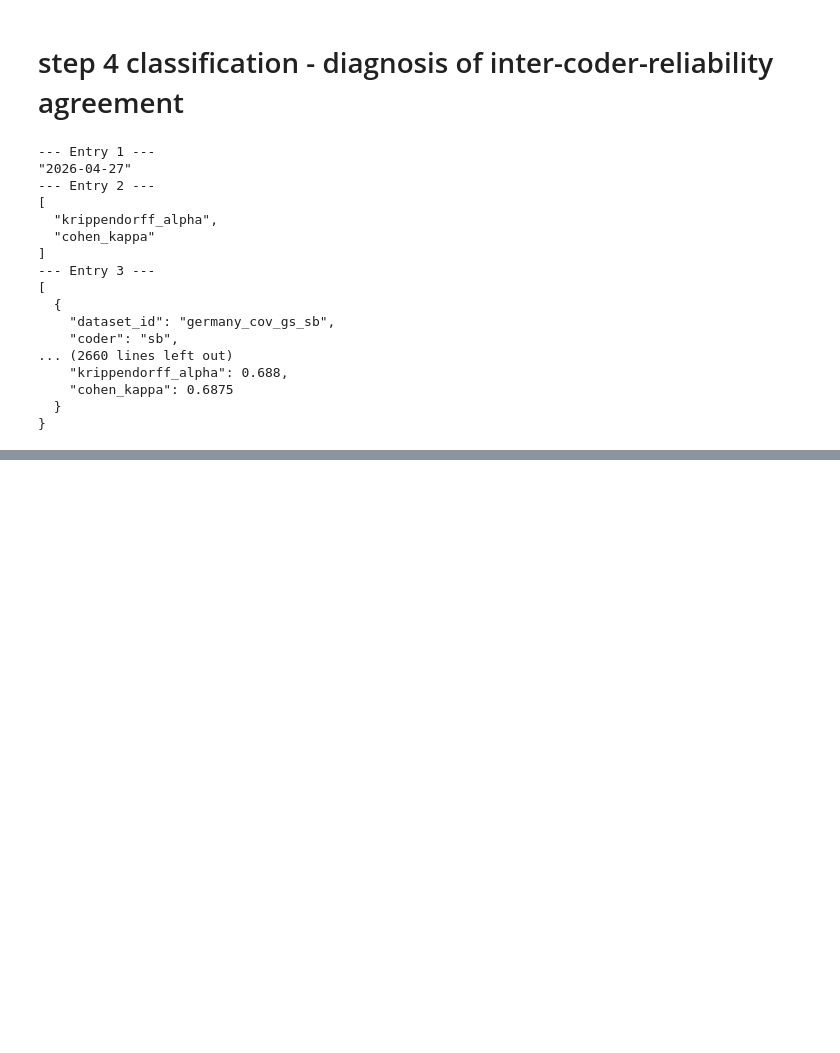
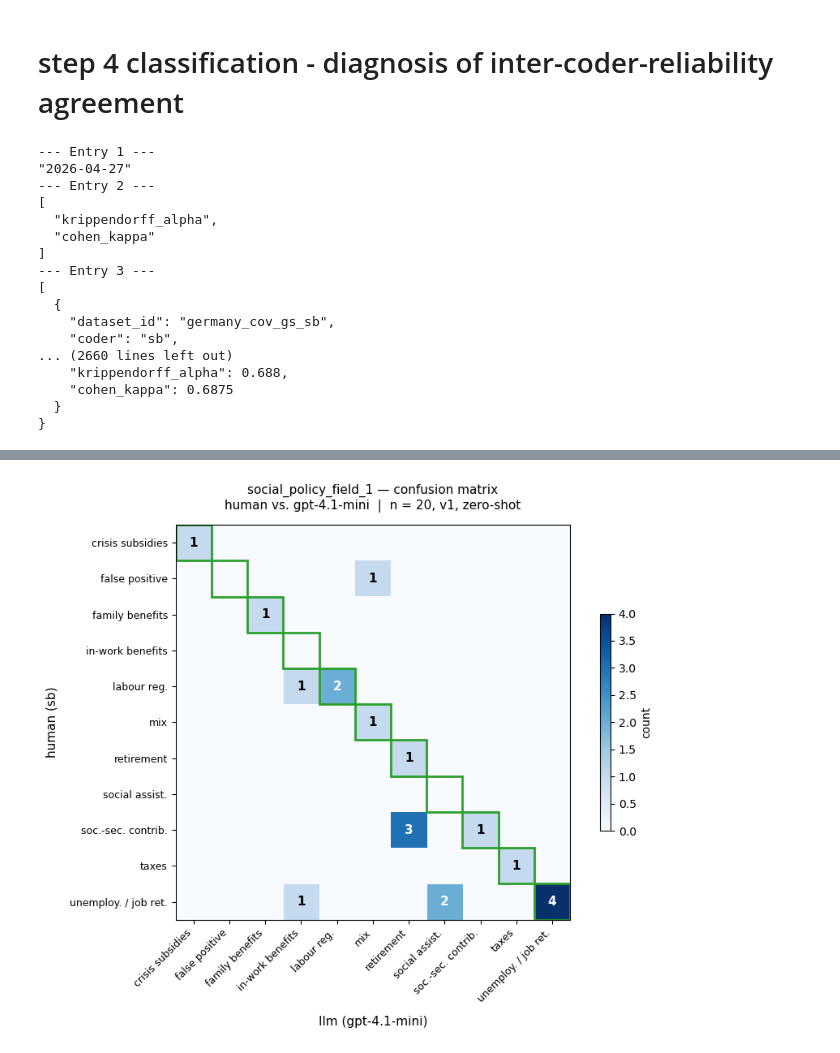
Before and after one commit to StephiBuchholz/crises_and_welfare_states, a Jupyter notebook: policy-tracker/3_classification/step4_icr_diagnosis.ipynb, the cells around one changed output, grey strips where cells are left out. Cells and saved outputs as stored; diff of their text form; code cells hidden in the pictures; blank space fills up the shorter version.

```diff
--- a/policy-tracker/3_classification/step4_icr_diagnosis.ipynb
+++ b/policy-tracker/3_classification/step4_icr_diagnosis.ipynb
@@ -54,0 +59,80 @@ for i, entry in enumerate(entries[:70]):
+# %%
+
+
+# ── extract per-entry labels ───────────────────────────────────────────────────
+per_entry = data["variable_results"]["social_policy_field_1"]["per_entry"]
+
+human_labels = [e["values"]["sb"]            for e in per_entry]
+llm_labels   = [e["values"]["gpt-4.1-mini"]  for e in per_entry]
+
+# ── build confusion matrix (rows = human / ground truth, cols = LLM) ──────────
+categories = sorted(set(human_labels) | set(llm_labels))
+cat_idx    = {c: i for i, c in enumerate(categories)}
+n          = len(categories)
+
+matrix = np.zeros((n, n), dtype=int)
+for h, l in zip(human_labels, llm_labels):
+    matrix[cat_idx[h], cat_idx[l]] += 1
+
+# ── short tick labels ──────────────────────────────────────────────────────────
+SHORT = {
+    "crisis-induced one-time subsidies":      "crisis subsidies",
+    "false positive":                          "false positive",
+    "in-work / employ-conditional benefits":   "in-work benefits",
+    "labour regulation":                       "labour reg.",
+    "mix":                                     "mix",
+    "retirement benefits":                     "retirement",
+    "social assistance and housing benefits":  "social assist.",
+    "social-security contributions":           "soc.-sec. contrib.",
+    "taxes":                                   "taxes",
+    "unemploy benefits / job retention / activation": "unemploy. / job ret.",
+    "family benefits":                         "family benefits",
+    "sickness benefits":                       "sickness benefits",
+}
+tick_labels = [SHORT.get(c, c) for c in categories]
+
+# ── plot ───────────────────────────────────────────────────────────────────────
+fig, ax = plt.subplots(figsize=(9, 7))
+
+im = ax.imshow(matrix, cmap="Blues", vmin=0, vmax=max(matrix.max(), 3))
+
+# cell annotations
+for i in range(n):
+    for j in range(n):
+        val = matrix[i, j]
+        if val > 0:
+            color = "white" if val >= 2 else "black"
+            ax.text(j, i, str(val), ha="center", va="center",
+                    fontsize=11, fontweight="bold", color=color)
+
+# green border on diagonal (agreements)
+for k in range(n):
+    ax.add_patch(plt.Rectangle((k - 0.5, k - 0.5), 1, 1,
+                                fill=False, edgecolor="#2ca02c", lw=2))
+
+ax.set_xticks(range(n))
+ax.set_yticks(range(n))
+ax.set_xticklabels(tick_labels, rotation=45, ha="right", fontsize=9)
+ax.set_yticklabels(tick_labels, fontsize=9)
+ax.set_xlabel("llm (gpt-4.1-mini)", fontsize=11, labelpad=10)
+ax.set_ylabel("human (sb)", fontsize=11, labelpad=10)
+ax.set_title(
+    "social_policy_field_1 — confusion matrix\n"
+    "human vs. gpt-4.1-mini  |  n = 20, v1, zero-shot",
+    fontsize=11, pad=14,
+)
+plt.colorbar(im, ax=ax, shrink=0.55, label="count")
+plt.tight_layout()
+plt.show()
+
+# ── text summary ───────────────────────────────────────────────────────────────
+n_agree = int(sum(matrix[i, i] for i in range(n)))
+print(f"Agreements : {n_agree}/20  ({n_agree/20:.0%})")
+print(f"Mismatches : {20 - n_agree}/20\n")
+print("Off-diagonal entries (human → LLM):")
+for i, h in enumerate(categories):
+    for j, l in enumerate(categories):
+        if i != j and matrix[i, j] > 0:
+            print(f"  {SHORT.get(h, h)!r:30s}  →  {SHORT.get(l, l)!r}  (n={matrix[i, j]})")
+# %% [output]
+[figure, added]
```
Also changed, not shown: parts of 3 cells of this notebook, 3 other files.
